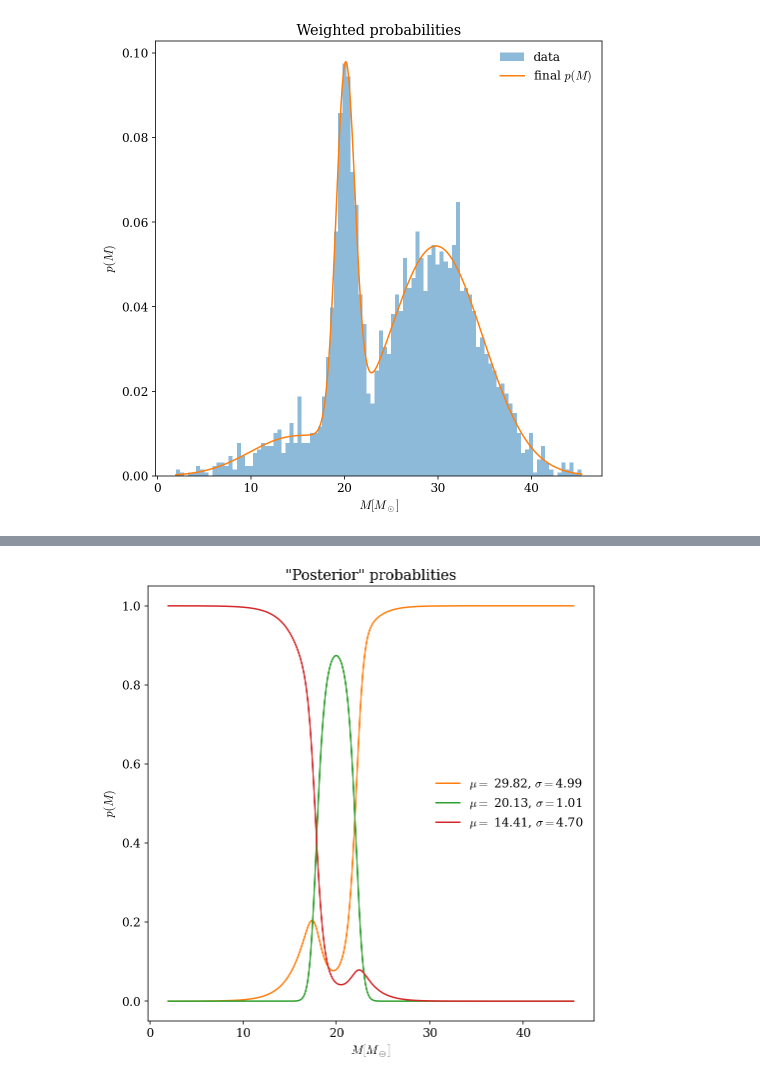
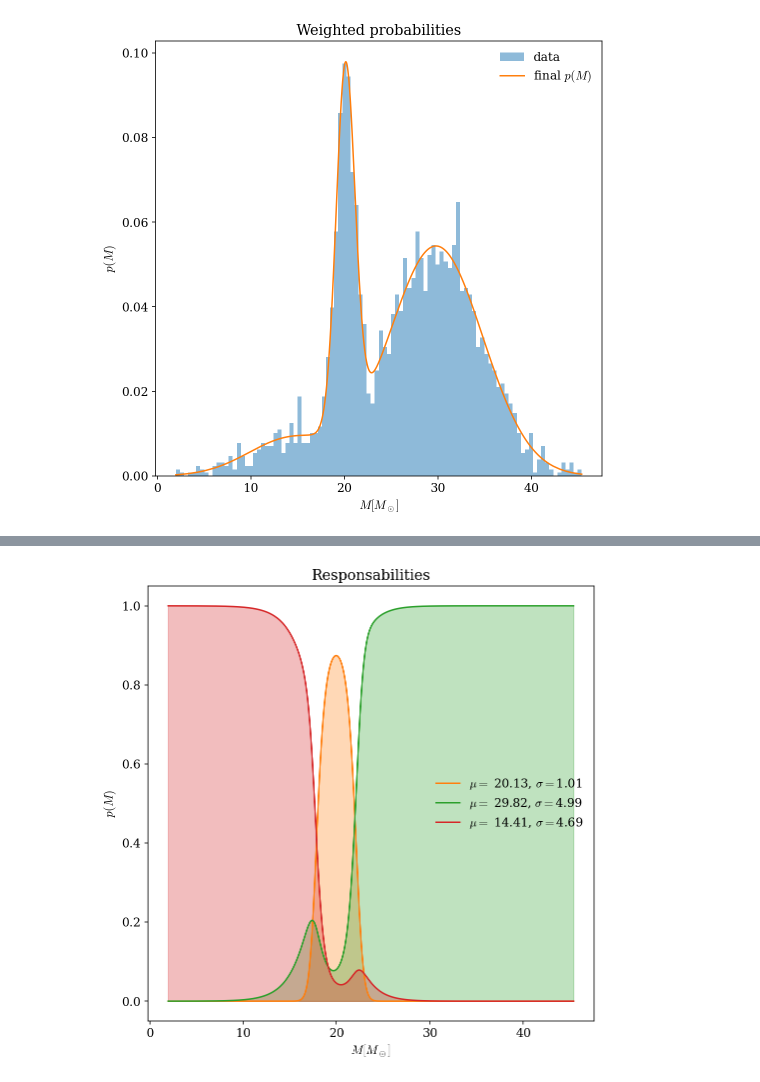
Before and after one commit to asantini29/astrostatistics_bicocca_2022, a Jupyter notebook: working/L06_BHBs_gaussian_mixture.ipynb, the cells around one changed output, grey strips where cells are left out. Drawn from its saved outputs; the diff is of its cells as text; code cells hidden in the pictures.

Commit message:
fillbetween color

```diff
--- a/working/L06_BHBs_gaussian_mixture.ipynb
+++ b/working/L06_BHBs_gaussian_mixture.ipynb
@@ -101,12 +101,15 @@ plt.show()
 # %%
-#"posterior" probabilities
-[plt.plot(data_sorted[:,0], best_model.predict_proba(data_sorted)[:, i], c=c, label = r'$\mu =$ %.2f, $\sigma = $%.2f' % (mu, sigma))
- for i, mu, sigma,c in zip(np.arange(0, np.argmin(aics) + 1, 1), best_model.means_[:,0], np.sqrt(best_model.covariances_[:,0]), ['C1', 'C2', 'C3'])]
+#responsabilities
+for i, mu, sigma, c in zip(np.arange(0, np.argmin(aics) + 1, 1), best_model.means_[:,0], np.sqrt(best_model.covariances_[:,0]), ['C1', 'C2', 'C3']):
+    plt.plot(data_sorted[:,0], best_model.predict_proba(data_sorted)[:, i], c=c, label = r'$\mu =$ %.2f, $\sigma = $%.2f' % (mu, sigma))
+
+    plt.fill_between(data_sorted[:,0], best_model.predict_proba(data_sorted)[:, i], color =c, alpha = 0.3)
+
 plt.legend(frameon = False)
 
 plt.xlabel(r'$M[M_\odot]$')
 plt.ylabel(r'$p(M)$')
-plt.title('"Posterior" probablities')
+plt.title('Responsabilities')
 plt.show()
 # %% [output]
-[figure, old version]
+[figure, new version]
```
Also changed, not shown: parts of 1 cell of this notebook.
